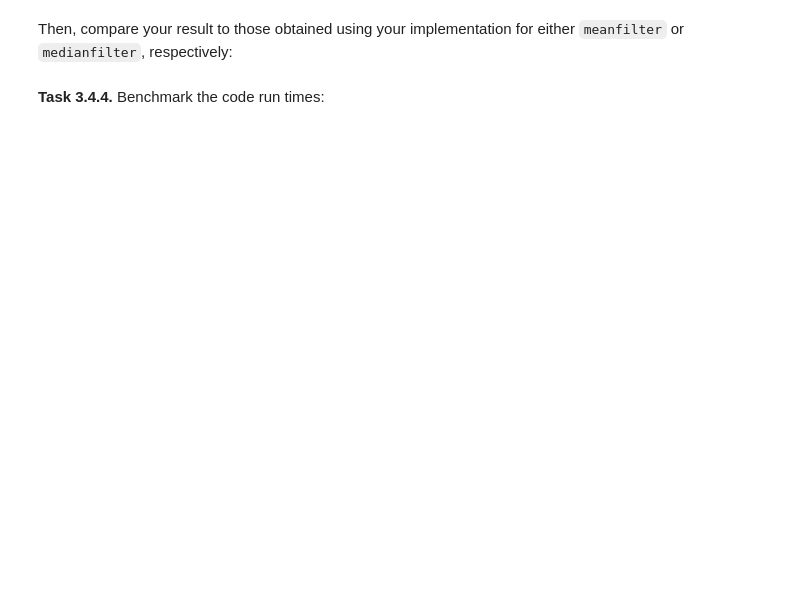
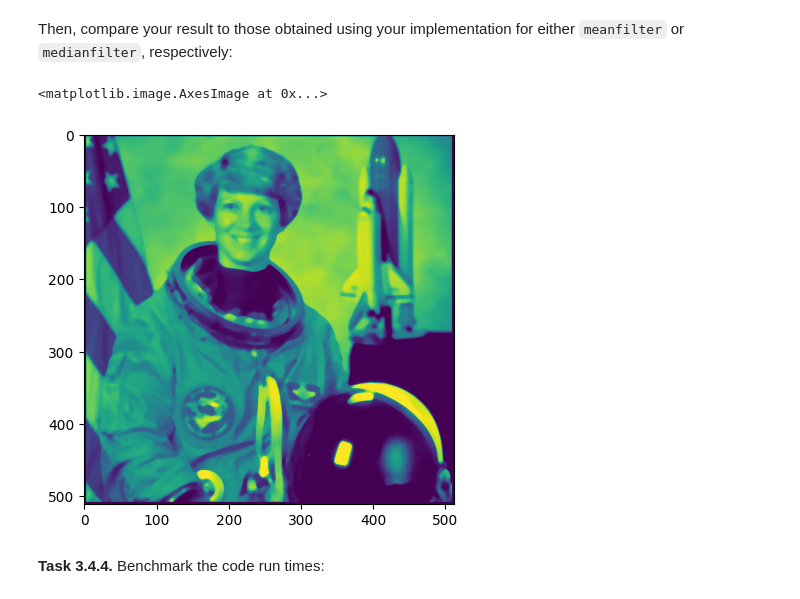
Before and after one commit to MarcelBuss/mobi-fs3-python, a Jupyter notebook: task3.ipynb, the cells around one changed output. Drawn from its saved outputs; the diff is of its cells as text; code cells hidden in the pictures; blank space fills up the shorter version.

```diff
--- a/task3.ipynb
+++ b/task3.ipynb
@@ -115,4 +152,10 @@ def fastfilter(img, size):
 # %% [markdown]
 Then, compare your result to those obtained using your implementation for either `meanfilter` or `medianfilter`, respectively:
+# %%
+plt.imshow(meanfilter(img,7))
+plt.imshow(medianfilter(img,7))
+# %% [output]
+<matplotlib.image.AxesImage at 0x...>
+[figure, added]
 # %% [markdown]
 **<a id="#">Task 3.4.4.</a>** Benchmark the code run times:
```
Also changed, not shown: parts of 7 cells of this notebook.
